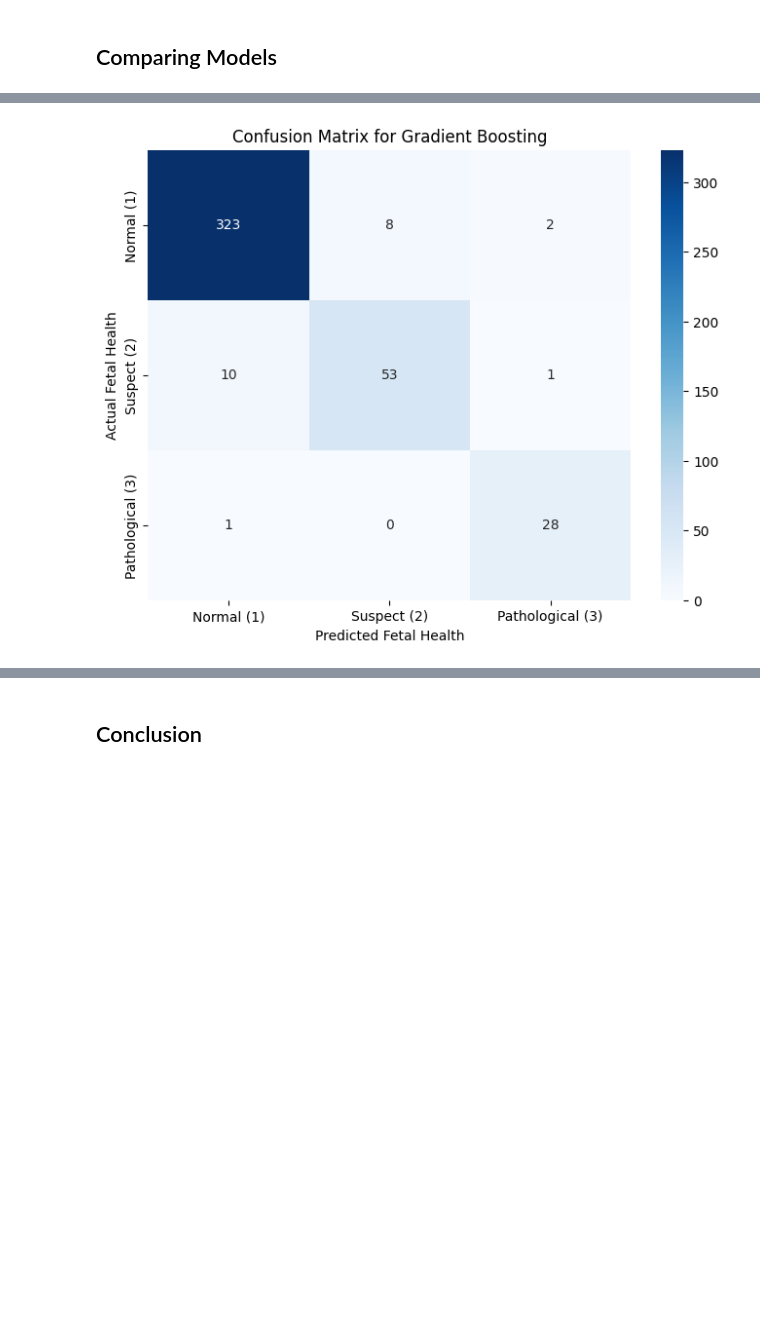
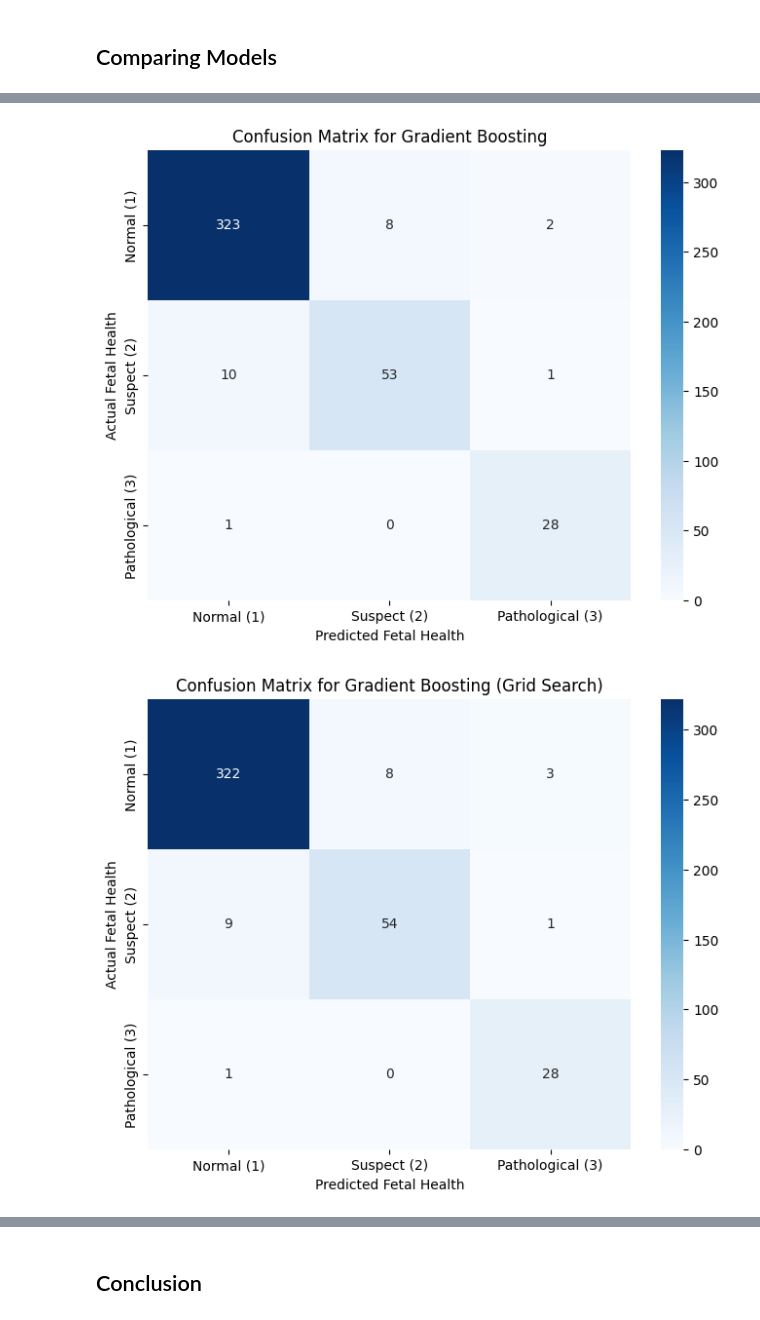
Before and after one commit to ShaneBollinger/Fetal-ANS-Health-Prediction-Project, a Jupyter notebook: TCS__Reproductive_Medicine_ipynb.ipynb, the cells around one changed output, grey strips where cells are left out. Drawn from its saved outputs; the diff is of its cells as text; code cells hidden in the pictures; blank space fills up the shorter version.

```diff
--- a/TCS__Reproductive_Medicine_ipynb.ipynb
+++ b/TCS__Reproductive_Medicine_ipynb.ipynb
@@ -291,28 +359,30 @@ weighted avg       0.95      0.95      0.95       426
 # %%
 #Creating confusion matrices for each model
 models = {
     "KNN (k=4)": y_pred_knn,
     "Decision Tree": y_pred_dt,
     "Random Forest": y_pred_rf,
-    "Gradient Boosting": y_pred_gb
+    "Gradient Boosting": y_pred_gb,
+    "Gradient Boosting (Grid Search)": pred # Using the predictions from the best_gb_model
 }
 
 for model_name, y_pred in models.items():
     cm = confusion_matrix(y_test, y_pred)
 
     plt.figure(figsize=(8, 6))
     sns.heatmap(cm, annot=True, fmt='d', cmap='Blues',
                 xticklabels=['Normal (1)', 'Suspect (2)', 'Pathological (3)'],
                 yticklabels=['Normal (1)', 'Suspect (2)', 'Pathological (3)'])
     plt.xlabel('Predicted Fetal Health')
     plt.ylabel('Actual Fetal Health')
     plt.title(f'Confusion Matrix for {model_name}')
     plt.show()
 # %% [output]
 [figure]
 [figure]
 [figure]
 [figure]
+[figure, added]
 # %%
 #Comparison of classifcation report scores for each model
 
```
Also changed, not shown: parts of 10 cells of this notebook.
